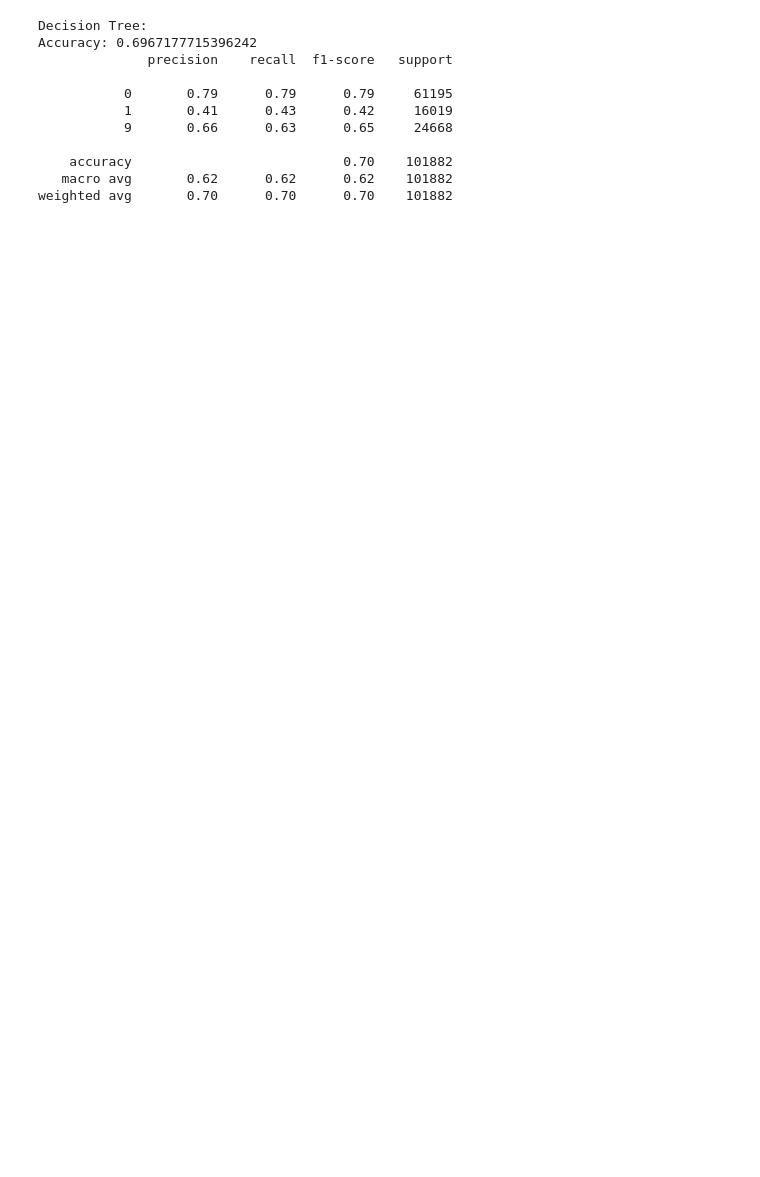
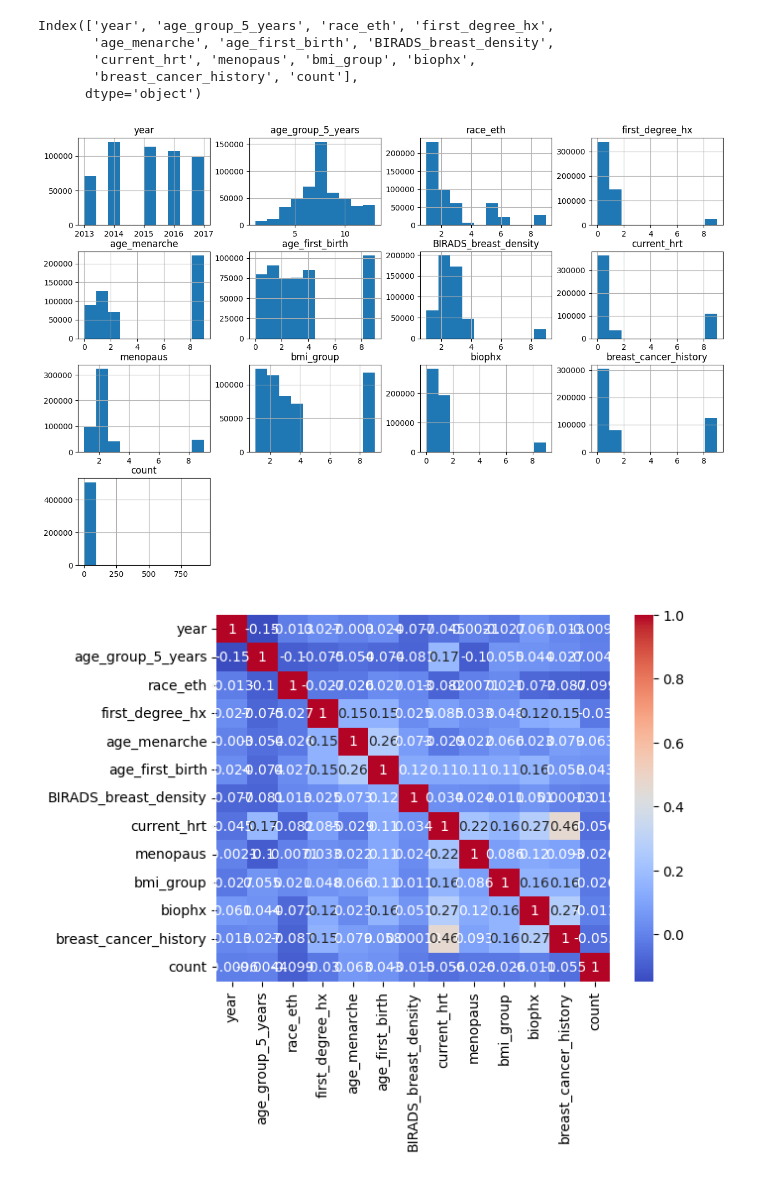
Before and after one commit to BrianaNzivu/Scancer, a Jupyter notebook: Scancer_DetectorQuestionare.ipynb, the cells around one changed output. Saved outputs shown, nothing was run; the diff lists cells and outputs as text; code cells hidden in the pictures; blank space fills up the shorter version.

Commit message:
Risk Assesment Tool Model Update

```diff
--- a/Scancer_DetectorQuestionare.ipynb
+++ b/Scancer_DetectorQuestionare.ipynb
@@ -93,24 +16,25 @@ weighted avg       0.61      0.67      0.62    101882
-# %%
-# Train decision tree model
-tree_model = DecisionTreeClassifier()
-tree_model.fit(X_train, y_train)
-
-# Predict on test set
-y_pred_tree = tree_model.predict(X_test)
-
-# Evaluate model performance
-print("\nDecision Tree:")
-print("Accuracy:", accuracy_score(y_test, y_pred_tree))
-print(classification_report(y_test, y_pred_tree))
-# %% [output]
-Decision Tree:
-Accuracy: 0.6967177715396242
-              precision    recall  f1-score   support
-
-           0       0.79      0.79      0.79     61195
-           1       0.41      0.43      0.42     16019
-           9       0.66      0.63      0.65     24668
-
-    accuracy                           0.70    101882
-   macro avg       0.62      0.62      0.62    101882
-weighted avg       0.70      0.70      0.70    101882
+# %%
+# Data exploration
+print(df.columns)
+df.hist(figsize=(15,10))
+plt.show()
+
+# Correlation heatmap
+corr = df.corr()
+sns.heatmap(corr, annot=True, cmap='coolwarm')
+plt.show()
+
+# Handling Missing Values
+df.fillna(df.median(), inplace=True)
+
+# Encode categorical features
+categorical_features = ['race_eth', 'first_degree_hx', 'age_menarche', 'age_first_birth',
+                        'BIRADS_breast_density', 'current_hrt', 'menopaus', 'bmi_group', 'biophx']
+# %% [output]
+Index(['year', 'age_group_5_years', 'race_eth', 'first_degree_hx',
+       'age_menarche', 'age_first_birth', 'BIRADS_breast_density',
+       'current_hrt', 'menopaus', 'bmi_group', 'biophx',
+       'breast_cancer_history', 'count'],
+      dtype='object')
+[figure, added]
+[figure, added]
```
Also changed, not shown: parts of 9 cells of this notebook.
